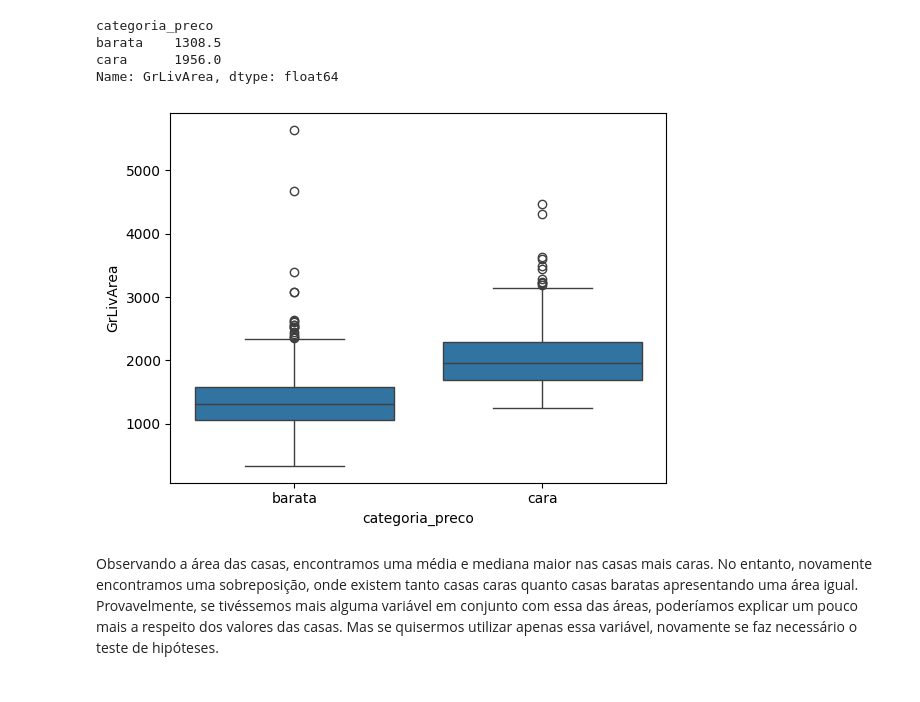
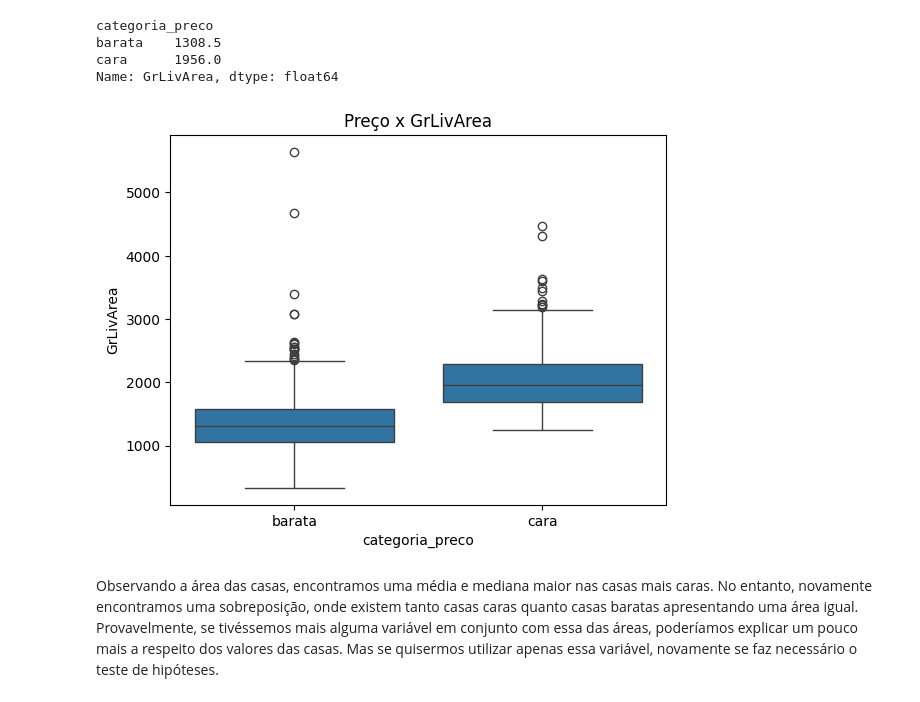
Before and after one commit to JosenildoJunior/Blog2, a Jupyter notebook: Estatística_descritiva_EBA.ipynb, the cells around one changed output. Saved outputs shown, nothing was run; the diff lists cells and outputs as text; code cells hidden in the pictures.

```diff
--- a/Estatística_descritiva_EBA.ipynb
+++ b/Estatística_descritiva_EBA.ipynb
@@ -349,9 +360,10 @@ cara      1956.0
 Name: GrLivArea, dtype: float64
 # %%
 # Criando o boxplot
-sns.boxplot(data = df, x = "categoria_preco", y = "GrLivArea");
+sns.boxplot(data = df, x = "categoria_preco", y = "GrLivArea")
+plt.title("Preço x GrLivArea");
 # %% [output]
-[figure, old version]
+[figure, new version]
 # %% [markdown]
 Observando a área das casas, encontramos uma média e mediana maior nas casas mais caras. No entanto, novamente encontramos uma sobreposição, onde existem tanto casas caras quanto casas baratas apresentando uma área igual. Provavelmente, se tivéssemos mais alguma variável em conjunto com essa das áreas, poderíamos explicar um pouco mais a respeito dos valores das casas. Mas se quisermos utilizar apenas essa variável, novamente se faz necessário o teste de hipóteses.
 # %% [markdown]
```
Also changed, not shown: parts of 101 cells of this notebook.
